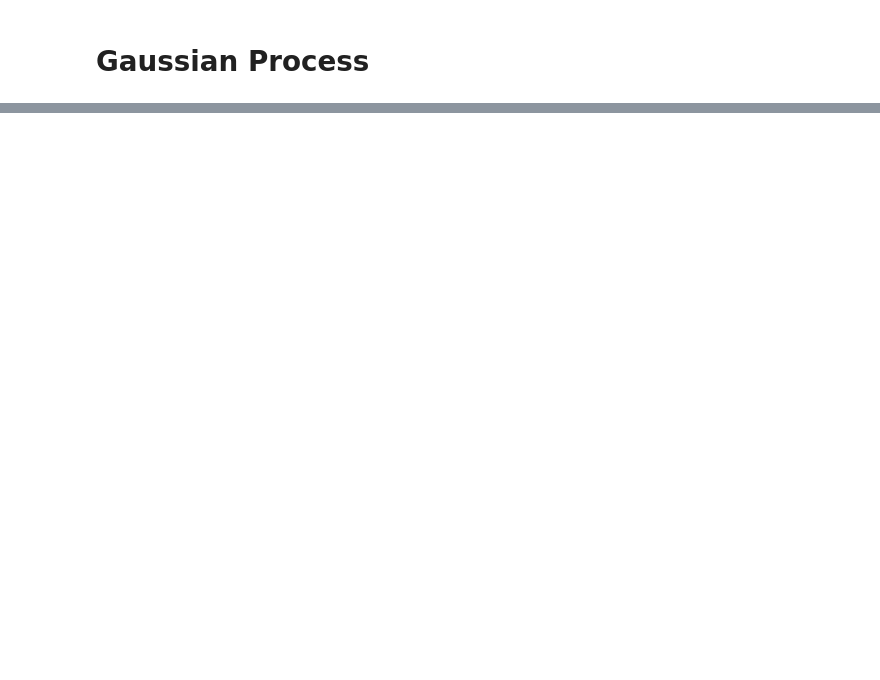
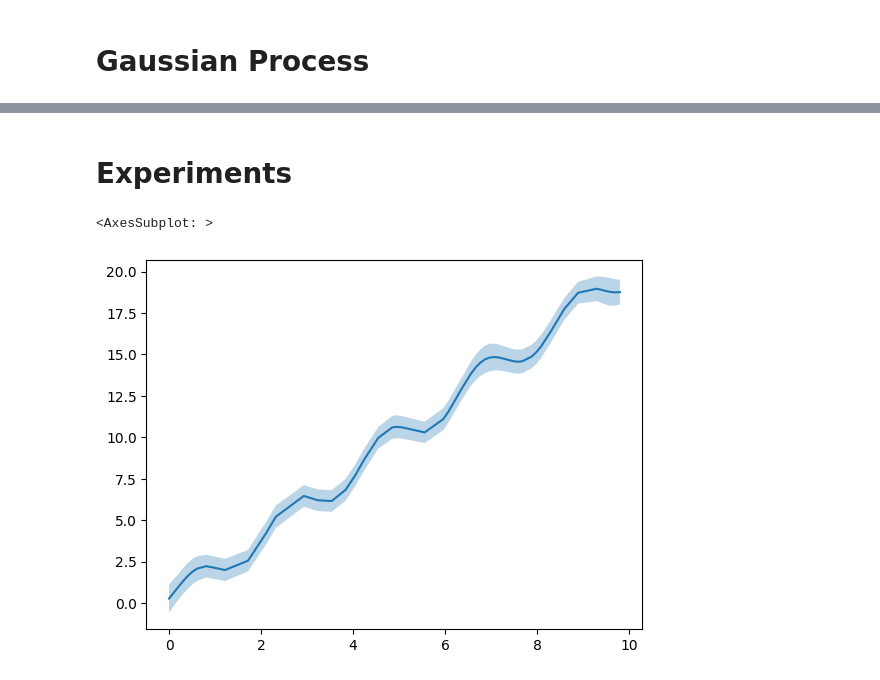
Before and after one commit to tonywu71/neural-processes, a Jupyter notebook: test_plot_gp_regression.ipynb, the cells around one changed output, grey strips where cells are left out. Drawn from its saved outputs; the diff is of its cells as text; code cells hidden in the pictures; blank space fills up the shorter version.

Commit message:
Implemented plot for GPModel in notebook

```diff
--- a/test_plot_gp_regression.ipynb
+++ b/test_plot_gp_regression.ipynb
@@ -40,0 +78,2 @@ gp_model.fit(df_observed=df_observed, x_col=x_col, y_col=y_col, epochs=1000)
+# %% [markdown]
+# Experiments
@@ -40,0 +83,14 @@ gp_model.fit(df_observed=df_observed, x_col=x_col, y_col=y_col, epochs=1000)
+# %%
+gp_posterior_predict = gp_model.get_gp_posterior_predict(df_predict)
+# %%
+posterior_mean_predict = gp_posterior_predict.mean()
+posterior_std_predict = gp_posterior_predict.stddev()
+# %%
+x = tf.squeeze(gp_posterior_predict.index_points)
+# %%
+plot_mean_with_std(x=x.numpy(),
+                   mean=posterior_mean_predict.numpy(),
+                   std=posterior_std_predict.numpy())
+# %% [output]
+<AxesSubplot: >
+[figure, added]
```
Also changed, not shown: parts of 7 cells of this notebook, 1 other file.
